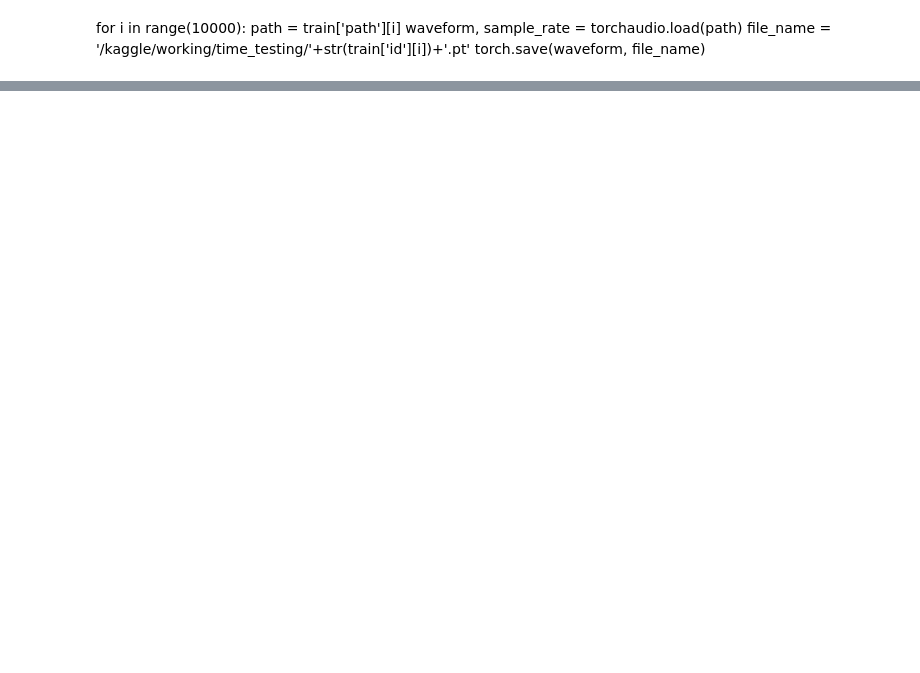
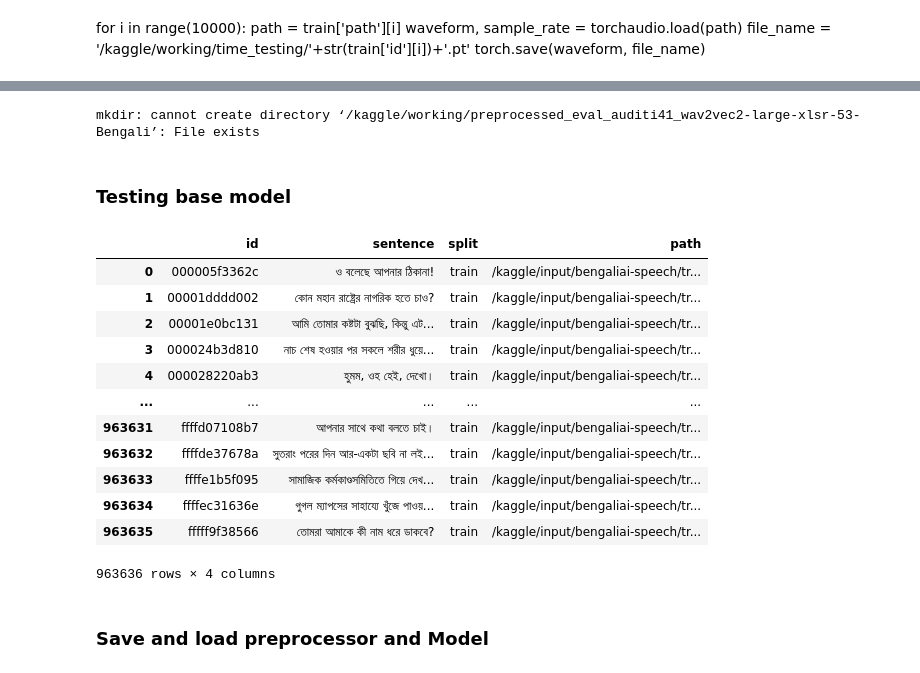
Before and after one commit to VijCodes/Kaggle-Projects, a Jupyter notebook: bengali-transcriptions.ipynb, the cells around one changed output, grey strips where cells are left out. Cells and saved outputs as stored; diff of their text form; code cells hidden in the pictures; blank space fills up the shorter version.

```diff
--- a/bengali-transcriptions.ipynb
+++ b/bengali-transcriptions.ipynb
@@ -81,0 +167,11 @@ print(mfccs.shape)
+# %%
+
+for i in range(1000):
+    ids,inputs, labels = Bengalidataset[i]
+    folder_to_save = '/kaggle/working/preprocessed_auditi41_wav2vec2-large-xlsr-53-Bengali'
+    input_folder = folder_to_save + '/' + str(ids)
+    !mkdir {input_folder}
+    input_tensor_path = input_folder + '/' + 'input.pt'
+    label_tensor_path = input_folder + '/' + 'label.pt'
+    torch.save(inputs, input_tensor_path)
+    torch.save(labels, label_tensor_path)
@@ -81,0 +196,51 @@ print(mfccs.shape)
+# %%
+#!mkdir /kaggle/working/preprocessed_eval_auditi41_wav2vec2-large-xlsr-53-Bengali
+for i in range(1000,1100):
+    ids,inputs, labels = Bengalidataset[i]
+    folder_to_save = '/kaggle/working/preprocessed_eval_auditi41_wav2vec2-large-xlsr-53-Bengali'
+    input_folder = folder_to_save + '/' + str(ids)
+    !mkdir {input_folder}
+    input_tensor_path = input_folder + '/' + 'input.pt'
+    label_tensor_path = input_folder + '/' + 'label.pt'
+    torch.save(inputs, input_tensor_path)
+    torch.save(labels, label_tensor_path)
+# %% [output]
+mkdir: cannot create directory ‘/kaggle/working/preprocessed_eval_auditi41_wav2vec2-large-xlsr-53-Bengali’: File exists
+# %% [markdown]
+### Testing base model
+# %%
+
+# Specify the model name
+model_name = "auditi41/wav2vec2-large-xlsr-53-Bengali"
+
+# Load the pre-trained model
+model = Wav2Vec2ForCTC.from_pretrained(model_name)
+
+# Load the pre-trained model's processor
+processor = Wav2Vec2Processor.from_pretrained(model_name)
+
+
+waveform, sample_rate = librosa.load(path = train['path'][i],sr = 16000)
+
+waveform_num = torch.from_numpy(waveform)
+
+#resampler = torchaudio.transforms.Resample(orig_freq=sample_rate, new_freq=16000)
+#waveform_re = resampler(waveform_num)
+
+inputs = processor(waveform_num, sampling_rate=sample_rate, return_tensors="pt", padding=True)
+# %% [output]
+|  | id | sentence | split | path |
+| 0 | 000005f3362c | ও বলেছে আপনার ঠিকানা! | train | /kaggle/input/bengaliai-speech/tr... |
+| 1 | 00001dddd002 | কোন মহান রাষ্ট্রের নাগরিক হতে চাও? | train | /kaggle/input/bengaliai-speech/tr... |
+| 2 | 00001e0bc131 | আমি তোমার কষ্টটা বুঝছি, কিন্তু এট... | train | /kaggle/input/bengaliai-speech/tr... |
+| 3 | 000024b3d810 | নাচ শেষ হওয়ার পর সকলে শরীর ধুয়ে... | train | /kaggle/input/bengaliai-speech/tr... |
+| 4 | 000028220ab3 | হুমম, ওহ হেই, দেখো। | train | /kaggle/input/bengaliai-speech/tr... |
+| ... | ... | ... | ... | ... |
+| 963631 | ffffd07108b7 | আপনার সাথে কথা বলতে চাই। | train | /kaggle/input/bengaliai-speech/tr... |
+| 963632 | ffffde37678a | সুতরাং পরের দিন আর-একটা ছবি না লই... | train | /kaggle/input/bengaliai-speech/tr... |
+| 963633 | ffffe1b5f095 | সামাজিক কর্মকাণ্ডসমিতিতে গিয়ে দেখ... | train | /kaggle/input/bengaliai-speech/tr... |
+| 963634 | ffffec31636e | গুগল ম্যাপসের সাহায্যে খুঁজে পাওয়... | train | /kaggle/input/bengaliai-speech/tr... |
+| 963635 | fffff9f38566 | তোমরা আমাকে কী নাম ধরে ডাকবে? | train | /kaggle/input/bengaliai-speech/tr... |
+963636 rows × 4 columns
+# %% [markdown]
+### Save and load preprocessor and Model
```
Also changed, not shown: parts of 23 cells of this notebook.
